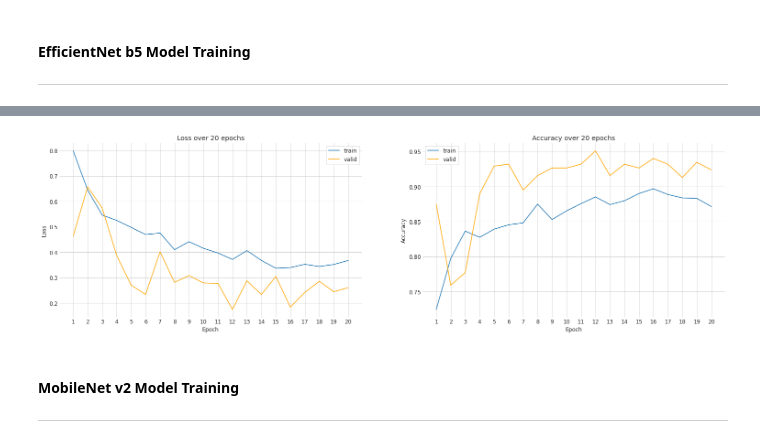
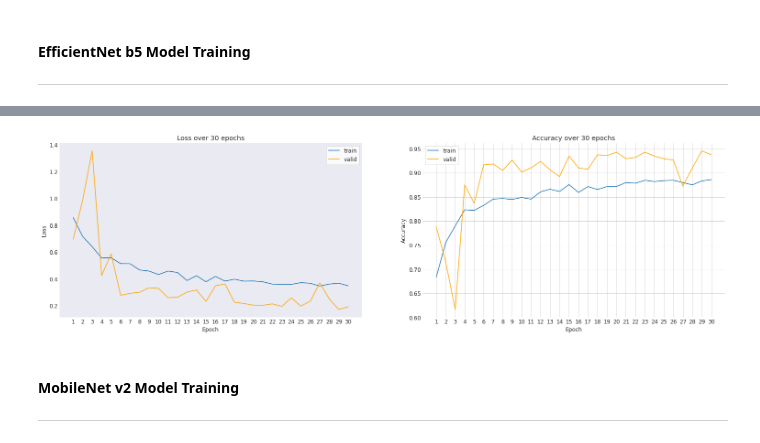
Before and after one commit to dhelms1/plant_pathology, a Jupyter notebook: plant_pathology.ipynb, the cells around one changed output, grey strips where cells are left out. Cells and saved outputs as stored; diff of their text form; code cells hidden in the pictures.

Commit message:
Trained Efficient Net for longer period, achieved test accuracy of 95.9%

```diff
--- a/plant_pathology.ipynb
+++ b/plant_pathology.ipynb
@@ -186,11 +179,12 @@ Note that we will have to read in the test images in a different way, since *Ima
 data_dir = 'drive/My Drive/Colab Notebooks/Plant Pathology/images/'
 BATCH_SIZE = 8 # 32 for MobileNet
 # %%
-train_transforms = transforms.Compose([transforms.RandomRotation(15),
+train_transforms = transforms.Compose([transforms.RandomRotation(5),
+                                       transforms.Resize(448),
                                        transforms.RandomResizedCrop(224),
                                        transforms.RandomHorizontalFlip(),
                                        transforms.RandomVerticalFlip(),
-                                       transforms.ColorJitter(),
+                                       transforms.ColorJitter(0.2, 0.3, 0.4, 0.1),
                                        transforms.ToTensor(),
                                        transforms.Normalize([0.485 , 0.456 , 0.406],
                                                             [0.229 , 0.224 , 0.225])])
@@ -388,13 +382,12 @@ model.to(device);
 criterion = nn.NLLLoss()
 optimizer = optim.Adam(model.parameters(), lr=0.001)
 
-epochs = 20
+epochs = 30
 
 # Train model
 train_loss, train_acc, val_loss, val_acc = train_model(model, epochs, trainloader, validloader)
 
 # Plot loss and accuracy
-sns.set_style('whitegrid')
 plt.figure(figsize=(26,7))
 ax1 = plt.subplot(1,2,1)
 plot_history(train_loss, val_loss, epochs, 'Loss')
@@ -405,4 +415,4 @@ plt.show();
-[figure, old version]
+[figure, new version]
 # %% [markdown]
 #### **MobileNet v2 Model Training**
 
```
Also changed, not shown: parts of 10 cells of this notebook.
